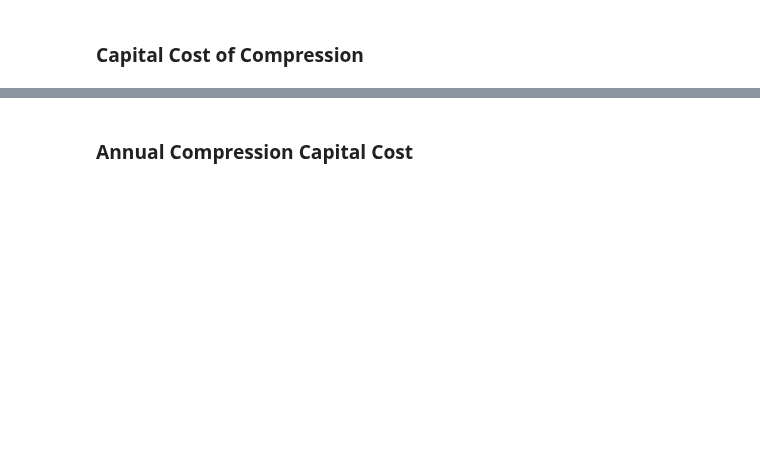
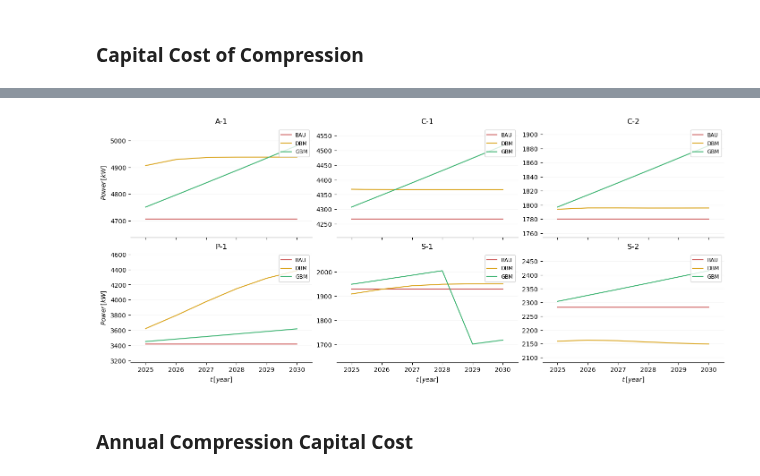
Before and after one commit to thiagoneye/costcaster, a Jupyter notebook: src/cost.ipynb, the cells around one changed output, grey strips where cells are left out. Cells and saved outputs as stored; diff of their text form; code cells hidden in the pictures; blank space fills up the shorter version.

```diff
--- a/src/cost.ipynb
+++ b/src/cost.ipynb
@@ -96,6 +220,61 @@ df.loc[:, df.columns != "Years"] = df.loc[:, df.columns != "Years"] * 0.76 # typ
 # %%
 # Capital Cost of Compression ($)
 
+repeated_term = (1000 * df_ccp / 365) / (24 * 3600 * np.ceil(df_pr / 60000))
+df_ccc = (
+    ((1000 * df_ccp / 365) / (24 * 3600))
+    * (
+        (0.13 * (10**6) / (repeated_term**0.71))
+        + (1.4 * (10**6) * np.log(p_cutoff / p_initial) / (repeated_term**0.6))
+    )
+    * 2.107
+)
+display(df_ccc)
+
 # Capital Cost of Compression ($/kW)
 
+df_ccc = df_ccc/df_pr
+display(df_ccc)
+
 # Plot
+
+fig, axs = plt.subplots(2, 3, figsize=(14, 6), constrained_layout=True, sharex=True)
+axs = axs.flatten()
+
+for company_id, company_name in enumerate(list_of_companies):
+    ax = axs[company_id]
+    X = df_ccc.index.values
+    y_values = None
+
+    # BAU
+    column_name = f"{company_name} - BAU"
+    data = df_ccc.loc[:, column_name].values
+    y_values = data
+    ax.plot(X, data, color=COLORS["BAU"], label="BAU")
+
+    # DBM
+    column_name = f"{company_name} - DBM"
+    data = df_ccc.loc[:, column_name].values
+    y_values = np.concatenate((y_values, data))
+    ax.plot(X, data, color=COLORS["DBM"], label="DBM")
+
+    # GBM
+    column_name = f"{company_name} - GBM"
+    data = df_ccc.loc[:, column_name].values
+    y_values = np.concatenate((y_values, data))
+    ax.plot(X, data, color=COLORS["GBM"], label="GBM")
+
+    config_plot(
+        ax,
+        y_values,
+        x_lim=[2025 - 0.5, 2031 - 0.5],
+        title=company_name,
+        x_multiplelocator=1,
+    )
+
+    if company_id in [0, 3]:
+        ax.set_ylabel("$Power \\, [kW]$")
+
+    if company_id >= 3:
+        ax.set_xlabel("$t \\, [year]$")
+# %% [output]
@@ -102,3 +297,4 @@ df.loc[:, df.columns != "Years"] = df.loc[:, df.columns != "Years"] * 0.76 # typ
+[figure, added]
 # %% [markdown]
 ### Annual Compression Capital Cost
 # %%
```
Also changed, not shown: parts of 8 cells of this notebook, 3 other files.
